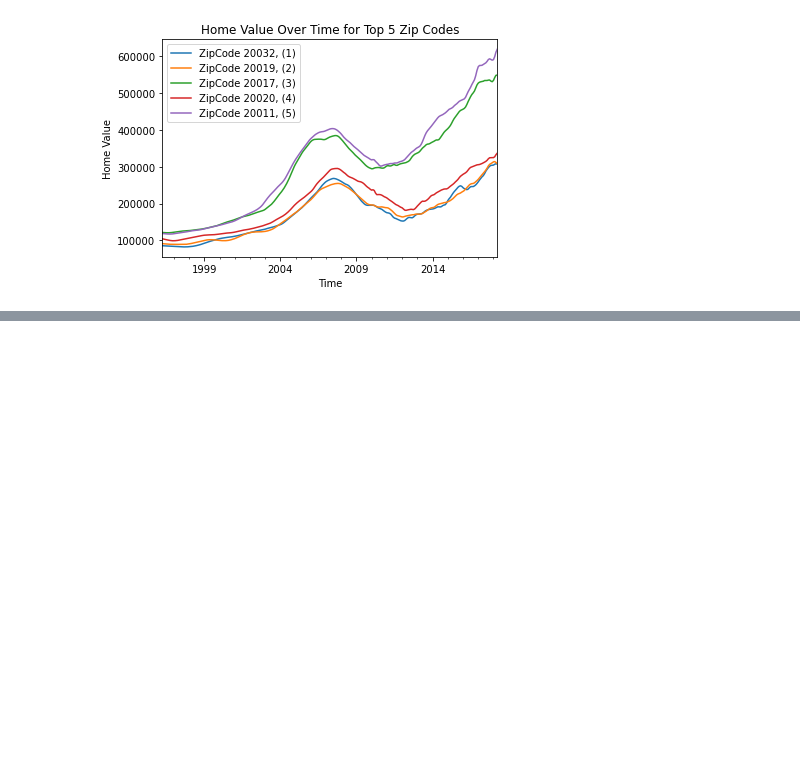
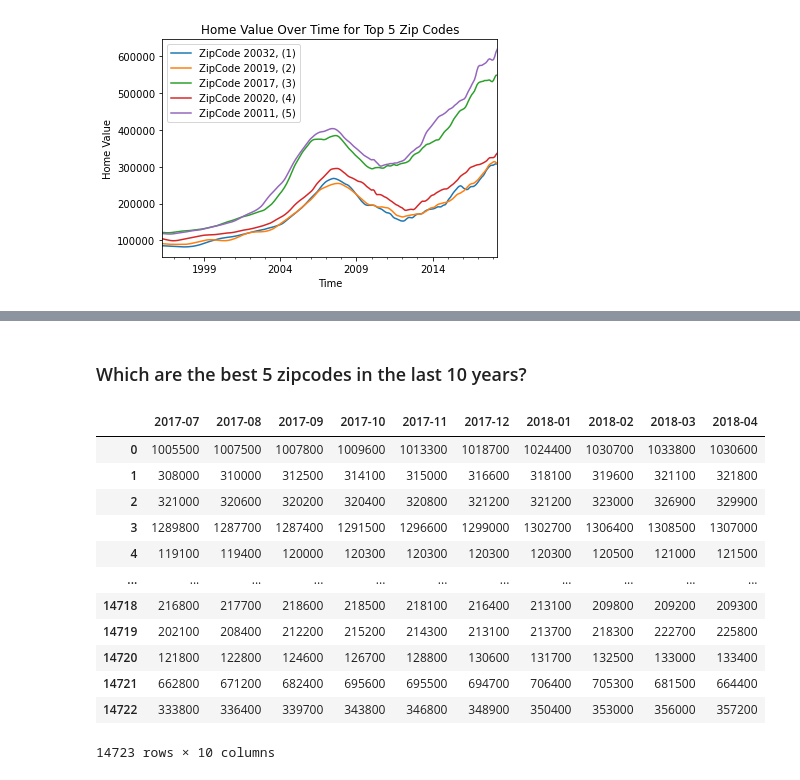
Before and after one commit to esipil/Zillow-House-Data-Time-Series-Modeling, a Jupyter notebook: index.ipynb, the cells around one changed output, grey strips where cells are left out. Drawn from its saved outputs; the diff is of its cells as text; code cells hidden in the pictures; blank space fills up the shorter version.

```diff
--- a/index.ipynb
+++ b/index.ipynb
@@ -244,0 +303,19 @@ plt.show()
+# %% [markdown]
+### Which are the best 5 zipcodes in the last 10 years?
+# %%
+last_10_columns = data.iloc[:, -10:]
+last_10_columns
+# %% [output]
+|  | 2017-07 | 2017-08 | 2017-09 | 2017-10 | 2017-11 | 2017-12 | 2018-01 | 2018-02 | 2018-03 | 2018-04 |
+| 0 | 1005500 | 1007500 | 1007800 | 1009600 | 1013300 | 1018700 | 1024400 | 1030700 | 1033800 | 1030600 |
+| 1 | 308000 | 310000 | 312500 | 314100 | 315000 | 316600 | 318100 | 319600 | 321100 | 321800 |
+| 2 | 321000 | 320600 | 320200 | 320400 | 320800 | 321200 | 321200 | 323000 | 326900 | 329900 |
+| 3 | 1289800 | 1287700 | 1287400 | 1291500 | 1296600 | 1299000 | 1302700 | 1306400 | 1308500 | 1307000 |
+| 4 | 119100 | 119400 | 120000 | 120300 | 120300 | 120300 | 120300 | 120500 | 121000 | 121500 |
+| ... | ... | ... | ... | ... | ... | ... | ... | ... | ... | ... |
+| 14718 | 216800 | 217700 | 218600 | 218500 | 218100 | 216400 | 213100 | 209800 | 209200 | 209300 |
+| 14719 | 202100 | 208400 | 212200 | 215200 | 214300 | 213100 | 213700 | 218300 | 222700 | 225800 |
+| 14720 | 121800 | 122800 | 124600 | 126700 | 128800 | 130600 | 131700 | 132500 | 133000 | 133400 |
+| 14721 | 662800 | 671200 | 682400 | 695600 | 695500 | 694700 | 706400 | 705300 | 681500 | 664400 |
+| 14722 | 333800 | 336400 | 339700 | 343800 | 346800 | 348900 | 350400 | 353000 | 356000 | 357200 |
+14723 rows × 10 columns
```
Also changed, not shown: parts of 9 cells of this notebook, 1 other file.
